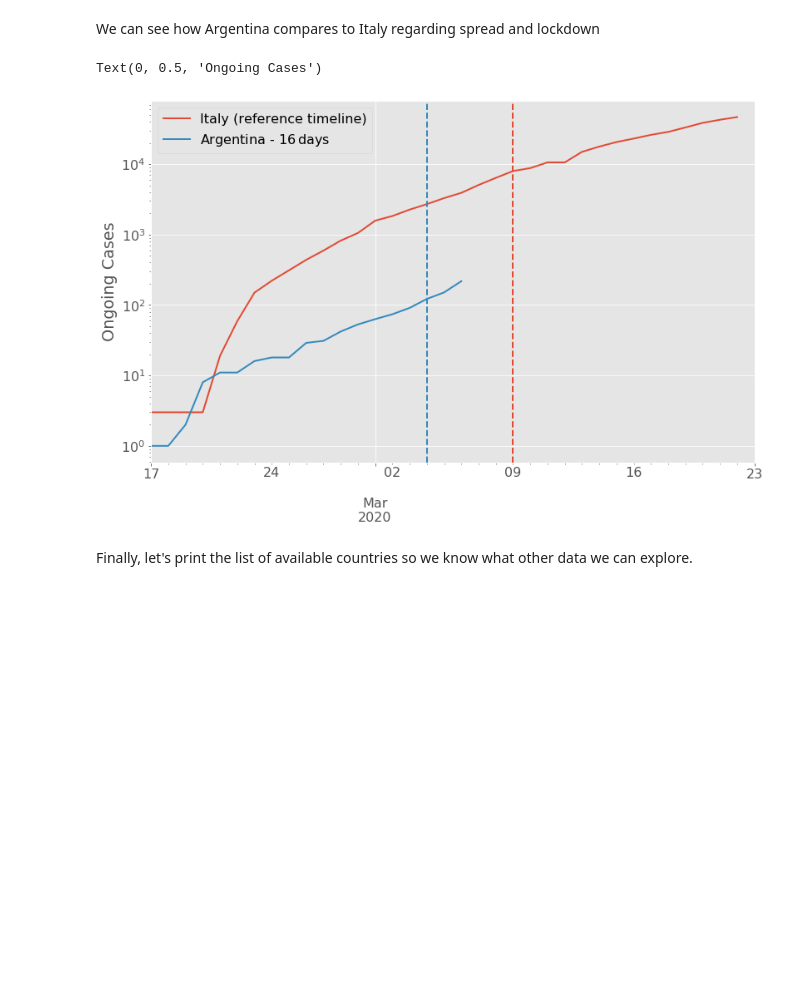
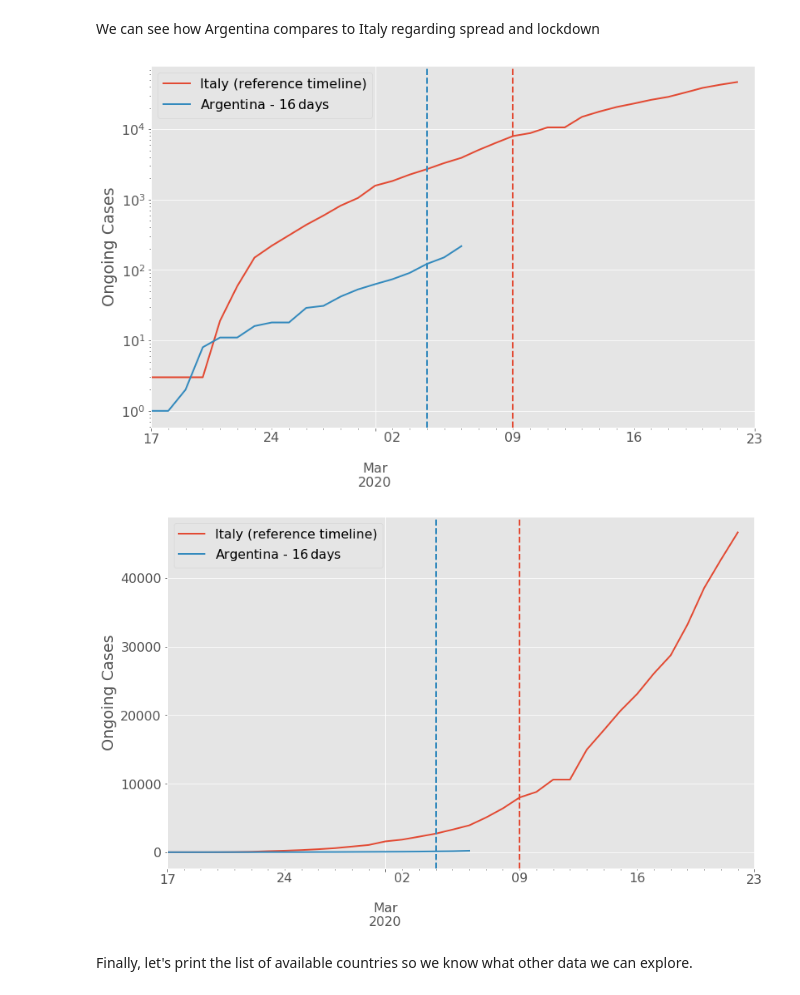
Before and after one commit to aquilesC/Covid-19-Jupyter-Notebook, a Jupyter notebook: Covid_Time_Series.ipynb, the cells around one changed output. Drawn from its saved outputs; the diff is of its cells as text; code cells hidden in the pictures; blank space fills up the shorter version.

```diff
--- a/Covid_Time_Series.ipynb
+++ b/Covid_Time_Series.ipynb
@@ -218,9 +234,27 @@ ax.legend([
 ax.axvline(x=lockdowns['Italy'], linestyle='--')
 ax.axvline(x=lockdowns['Argentina']-pd.to_timedelta(time_shifts['Argentina'], unit='d'), color='#348ABD', linestyle='--')
 ax.set_ylabel('Ongoing Cases')
+if SAVE_FIGURES:
+    plt.savefig('Argentina_Italy_log_lin_with_lockdowns.png')
 # %% [output]
-Text(0, 0.5, 'Ongoing Cases')
 [figure]
+# %%
+argentina = sick_data['Argentina'].copy()
+argentina.index -= pd.to_timedelta(time_shifts['Argentina'], unit='d')
+ax = italy.plot(logy=False)
+argentina.plot(ax=ax)
+ax.set_xlim('2020-02-17', datetime.today())
+ax.legend([
+    'Italy (reference timeline)',
+    f'Argentina - {time_shifts["Argentina"]}$\,$days',
+])
+ax.axvline(x=lockdowns['Italy'], linestyle='--')
+ax.axvline(x=lockdowns['Argentina']-pd.to_timedelta(time_shifts['Argentina'], unit='d'), color='#348ABD', linestyle='--')
+ax.set_ylabel('Ongoing Cases')
+if SAVE_FIGURES:
+    plt.savefig('Argentina_Italy_lin_lin_with_lockdowns.png')
+# %% [output]
+[figure, added]
 # %% [markdown]
 Finally, let's print the list of available countries so we know what other data we can explore.
 # %%
```
Also changed, not shown: parts of 10 cells of this notebook.
